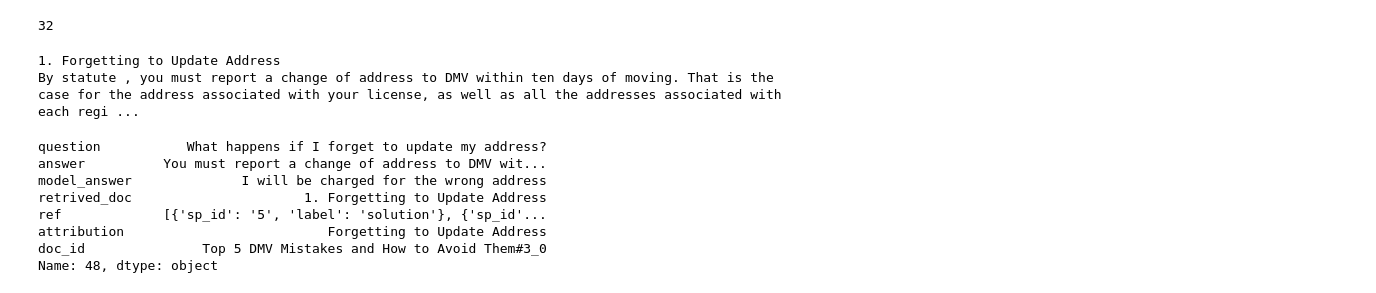
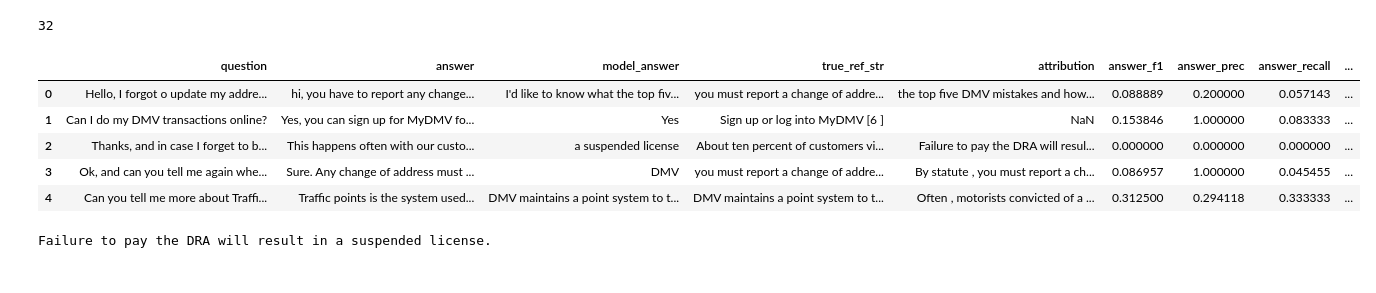
Before and after one commit to gong7788/Attributed-QA, a Jupyter notebook: analys.ipynb, the cells around one changed output. Saved outputs shown, nothing was run; the diff lists cells and outputs as text; code cells hidden in the pictures.

Commit message:
temp result

```diff
--- a/analys.ipynb
+++ b/analys.ipynb
@@ -641,20 +638,17 @@ for batch in dataloader:
         # true_refs = [temp if isinstance(temp, str) else '' for temp in batch['ref_string'] ]
 # %%
 import pandas as pd
-df = pd.read_csv('data/doc2dial/new_dataset/doc2dial_1000_top1_new/eval.csv')
+df = pd.read_csv('data/doc2dial/new_dataset/doc2dial_250_top1_new/eval_one_att.csv')
+# %%
+df.head(5)
+# %% [output]
+|  | question | answer | model_answer | true_ref_str | attribution | answer_f1 | answer_prec | answer_recall | ... |
+| 0 | Hello, I forgot o update my addre... | hi, you have to report any change... | I'd like to know what the top fiv... | you must report a change of addre... | the top five DMV mistakes and how... | 0.088889 | 0.200000 | 0.057143 | ... |
+| 1 | Can I do my DMV transactions online? | Yes, you can sign up for MyDMV fo... | Yes | Sign up or log into MyDMV [6 ] | NaN | 0.153846 | 1.000000 | 0.083333 | ... |
+| 2 | Thanks, and in case I forget to b... | This happens often with our custo... | a suspended license | About ten percent of customers vi... | Failure to pay the DRA will resul... | 0.000000 | 0.000000 | 0.000000 | ... |
+| 3 | Ok, and can you tell me again whe... | Sure. Any change of address must ... | DMV | you must report a change of addre... | By statute , you must report a ch... | 0.086957 | 1.000000 | 0.045455 | ... |
+| 4 | Can you tell me more about Traffi... | Traffic points is the system used... | DMV maintains a point system to t... | DMV maintains a point system to t... | Often , motorists convicted of a ... | 0.312500 | 0.294118 | 0.333333 | ... |
 # %%
-print(df.loc[0]['retrived_doc'])
+print(df.loc[2]['attribution'])
 # %% [output]
-1. Forgetting to Update Address
-By statute , you must report a change of address to DMV within ten days of moving. That is the case for the address associated with your license, as well as all the addresses associated with each regi ...
+Failure to pay the DRA will result in a suspended license.
-# %%
-df.loc[48]
-# %% [output]
-question           What happens if I forget to update my address?
-answer          You must report a change of address to DMV wit...
-model_answer              I will be charged for the wrong address
-retrived_doc                      1. Forgetting to Update Address
-ref             [{'sp_id': '5', 'label': 'solution'}, {'sp_id'...
-attribution                          Forgetting to Update Address
-doc_id               Top 5 DMV Mistakes and How to Avoid Them#3_0
-Name: 48, dtype: object
```
Also changed, not shown: parts of 9 cells of this notebook, 26 other files.
